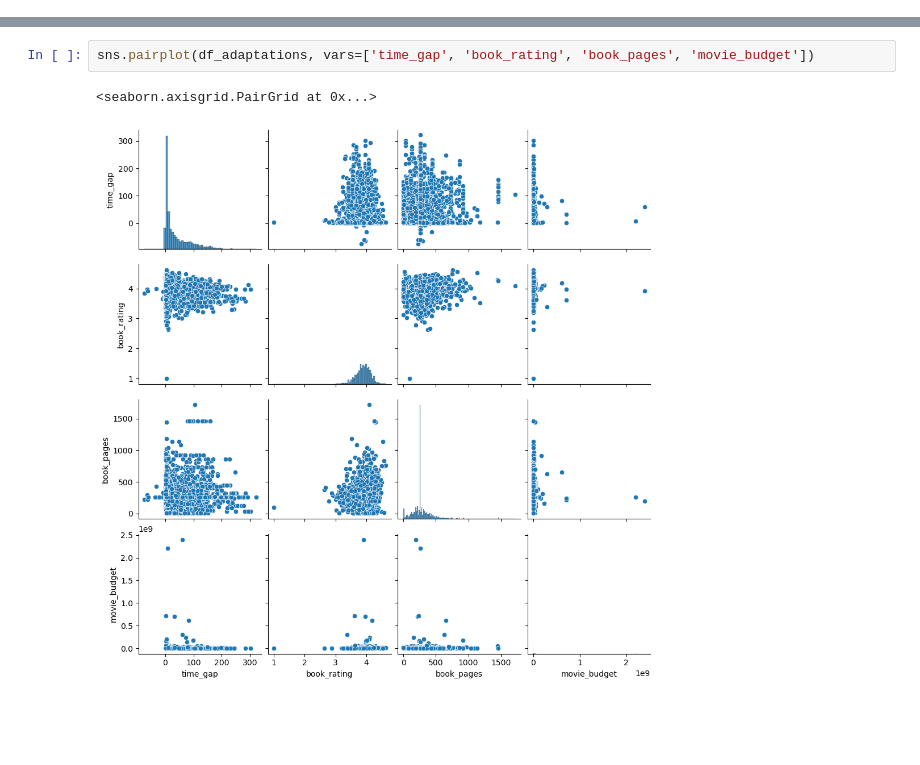
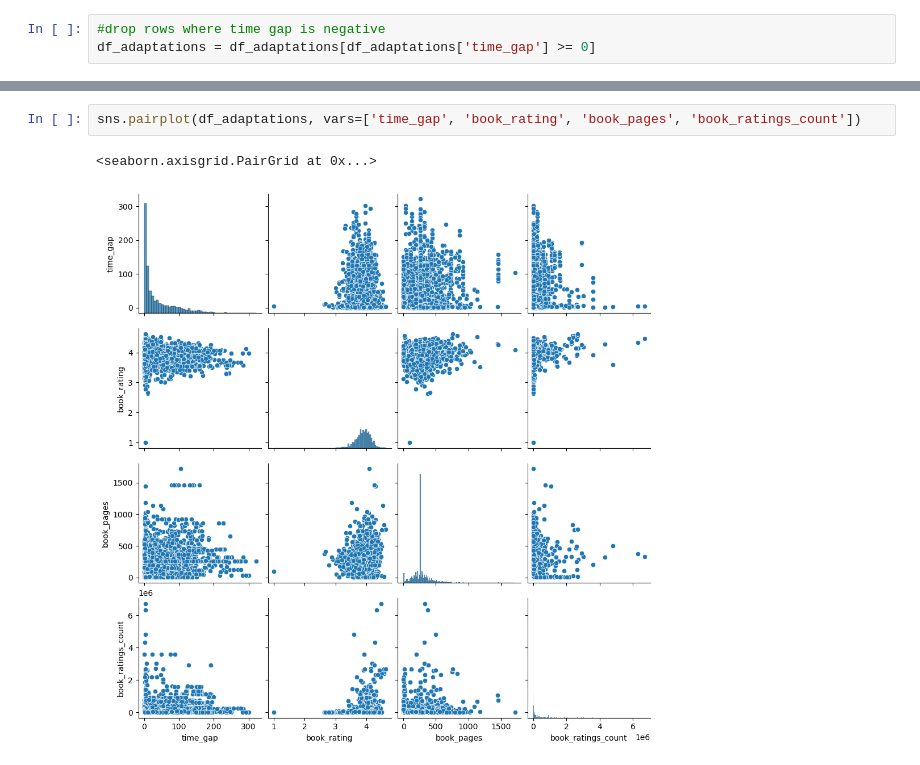
Before and after one commit to epfl-ada/ada-2024-project-ada212, a Jupyter notebook: Q2.ipynb, the cells around one changed output, grey strips where cells are left out. Cells and saved outputs as stored; diff of their text form; blank space fills up the shorter version.

```diff
--- a/Q2.ipynb
+++ b/Q2.ipynb
@@ -21 +54,4 @@ See the caveats in the documentation: https://pandas.pydata.org/pandas-docs/stab
+# %%
+#drop rows where time gap is negative
+df_adaptations = df_adaptations[df_adaptations['time_gap'] >= 0]
 # %%
@@ -31,8 +67,8 @@ sns.violinplot(x=df['time_gap'])
 # %%
-sns.pairplot(df_adaptations, vars=['time_gap', 'book_rating', 'book_pages', 'movie_budget'])
+sns.pairplot(df_adaptations, vars=['time_gap', 'book_rating', 'book_pages', 'book_ratings_count'])
 # %% [output]
 <seaborn.axisgrid.PairGrid at 0x...>
-[figure, old version]
+[figure, new version]
 # %%
 corr = df_adaptations[['time_gap', 'book_rating', 'book_pages', 'movie_budget']].corr()
 sns.heatmap(corr, annot=True, cmap='coolwarm')
```
Also changed, not shown: parts of 16 cells of this notebook, 1 other file.
